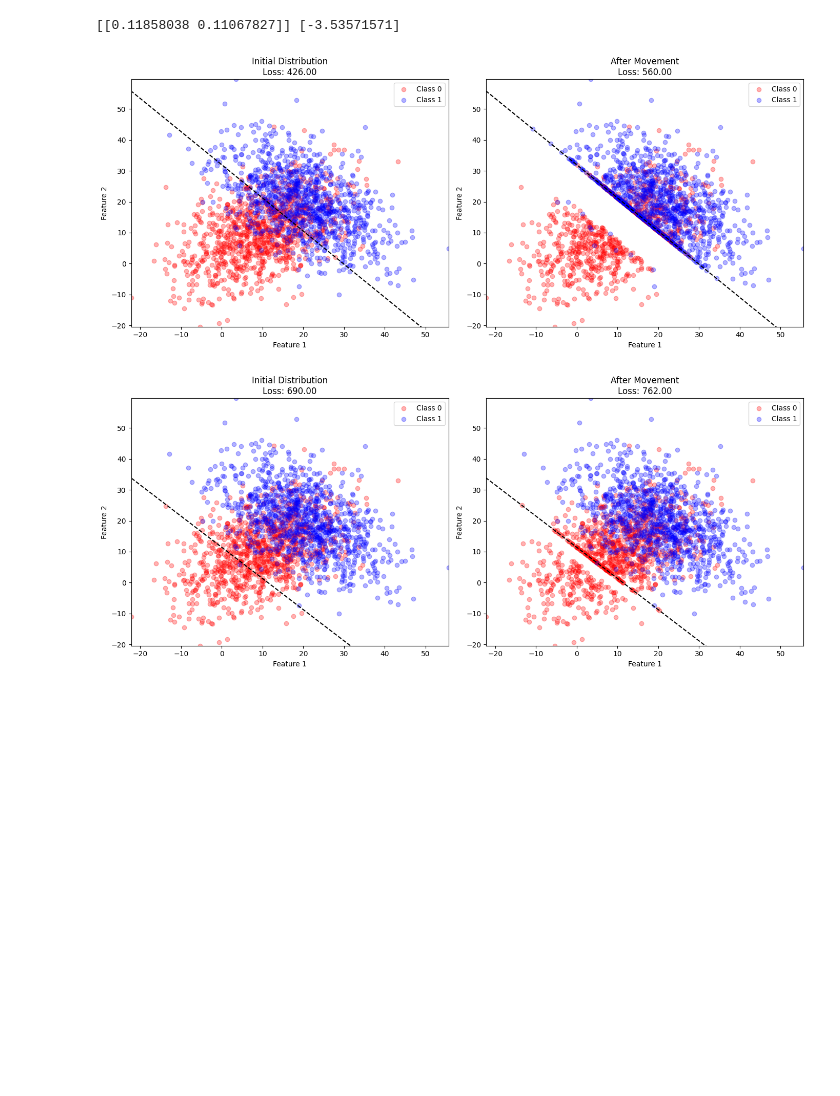
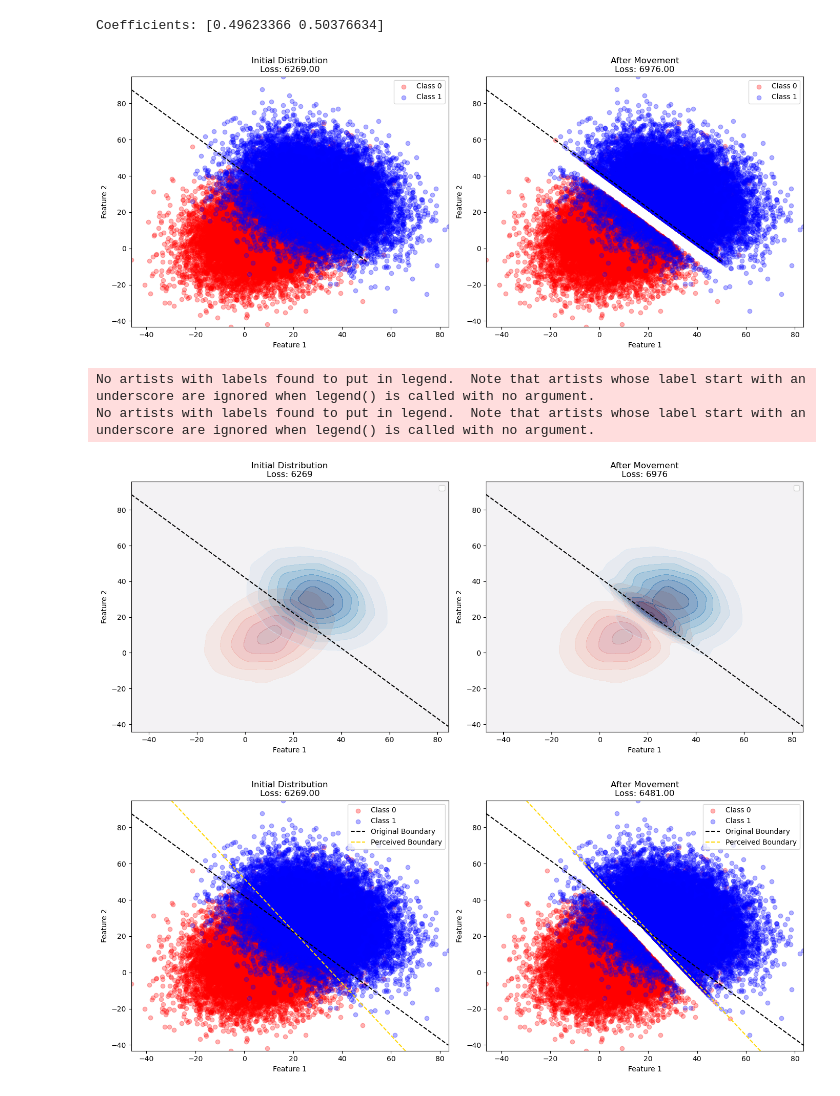
Before and after one commit to RamanEbrahimi/Research, a Jupyter notebook: Explainable AI/simulation_2D_simple_dist.ipynb, the cells around one changed output. Cells and saved outputs as stored; diff of their text form; code cells hidden in the pictures; blank space fills up the shorter version.

Commit message:
Cool dist. plots!

```diff
--- a/Explainable AI/simulation_2D_simple_dist.ipynb
+++ b/Explainable AI/simulation_2D_simple_dist.ipynb
@@ -86,14 +318,14 @@ def w(beta, gamma):
 # %%
 # Set up the feature space
 np.random.seed(42)
-n_samples = 1000
+n_samples = 20000
 
 # Parameters for the normal distributions
 mean_0 = [1, 1]
-cov_0 = [[1, 0.5], [0.5, 1]]
+cov_0 = [[2, 0.5], [0.5, 2]]
 
-mean_1 = [2, 2]
-cov_1 = [[1, -0.5], [-0.5, 1]]
+mean_1 = [3, 3]
+cov_1 = [[2, -0.5], [-0.5, 2]]
 
 # Generate samples for both classes
 X_0 = np.random.multivariate_normal(mean_0, cov_0, n_samples)/0.1
@@ -101,31 +333,27 @@ X_1 = np.random.multivariate_normal(mean_1, cov_1, n_samples)/0.1
 # %%
 # Find the best decision boundary using LR
 X = np.concatenate([X_0, X_1])
 y = np.concatenate([np.zeros(n_samples), np.ones(n_samples)])
 
-# Fit the logistic regression model
-from sklearn.linear_model import LogisticRegression
-clf = LogisticRegression()
-clf.fit(X, y)
+beta, intercept = logistic_regression_with_sum_constraint(pd.DataFrame(X), pd.Series(y))
 
-print(clf.coef_, clf.intercept_)
+print(f'Coefficients: {beta}')
 
-# Decision boundary parameters
-a, b = clf.coef_[0]
-t = -clf.intercept_
-B = 1.5  # Width of the region
+a, b = beta
+t = -intercept
 
-plot_for(X_0, X_1, a, b, t, B)
-# plot_for(X_0, X_1, a, b, t-B/2, B)
 
-# Behavioral setting
-gamma = 0.2
-a_B = w(a, gamma)
-b_B = w(b, gamma)
-t_B = t
+B = 5  # Width of the region
 
-plot_for(X_0, X_1, a_B, b_B, t_B, B)
+plot_for(X_0, X_1, a, b, t, B, mode='NB')
+plot_dist(X_0, X_1, a, b, t, B, mode='NB')
+
+plot_for(X_0, X_1, a, b, t, B, mode='B', gamma=0.3)
+plot_dist(X_0, X_1, a, b, t, B, mode='B', gamma=0.3)
 # %% [output]
-[[0.11858038 0.11067827]] [-3.53571571]
+Coefficients: [0.49623366 0.50376634]
-[figure, old version]
+[figure, new version]
+No artists with labels found to put in legend.  Note that artists whose label start with an underscore are ignored when legend() is called with no argument.
+No artists with labels found to put in legend.  Note that artists whose label start with an underscore are ignored when legend() is called with no argument.
-[figure, old version]
+[figure, new version]
+[figure, added]
```
Also changed, not shown: parts of 4 cells of this notebook.
